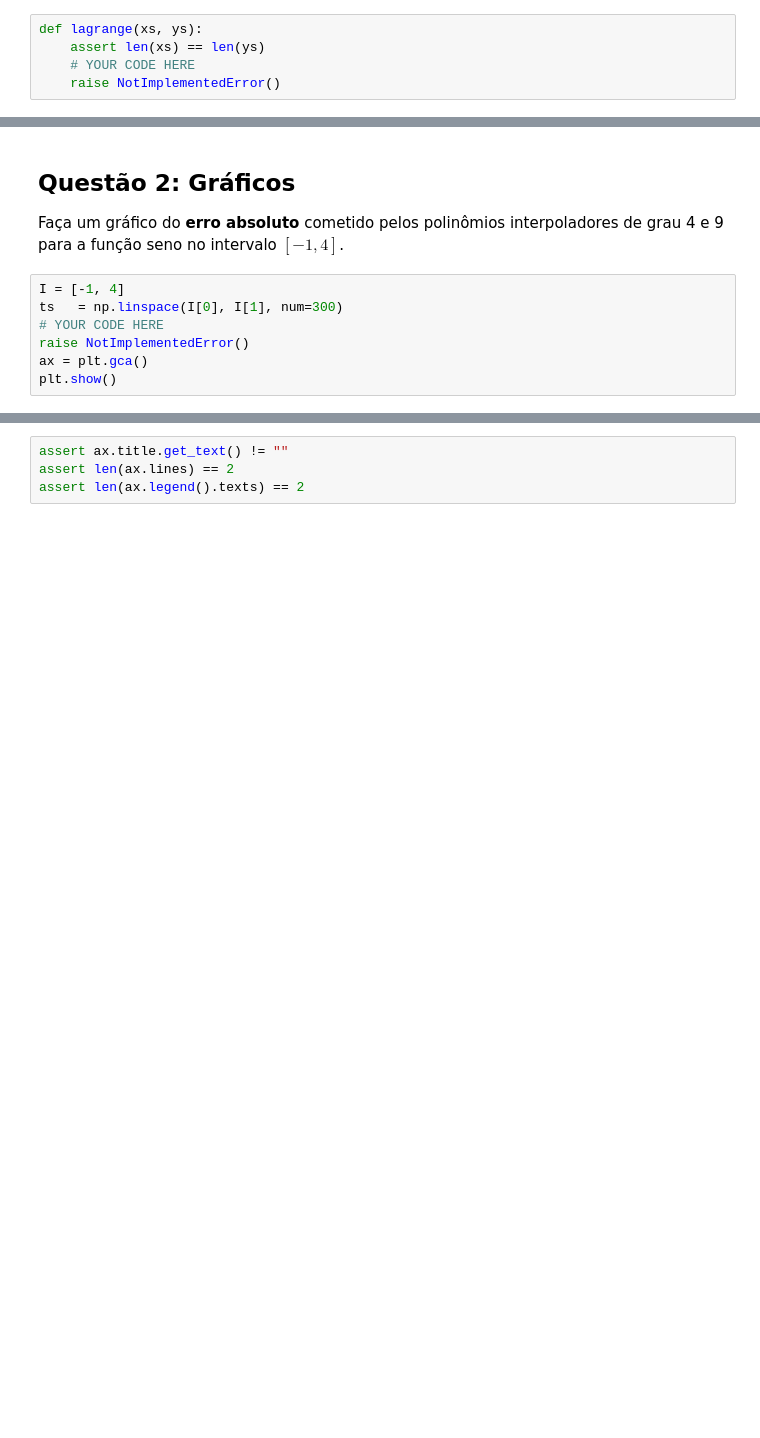
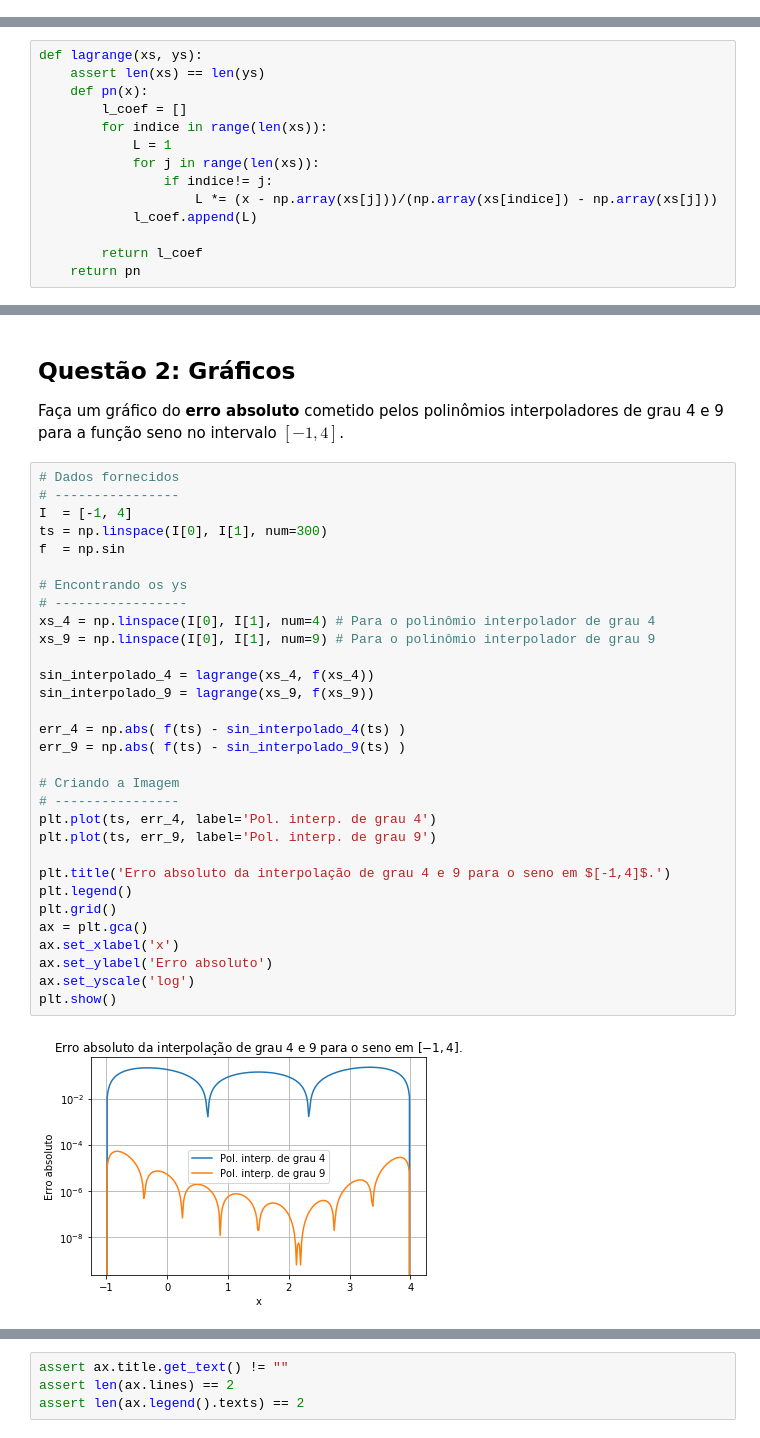
Before and after one commit to d-nct/cc1-projeto4, a Jupyter notebook: Projeto4.ipynb, the cells around one changed output, grey strips where cells are left out. Saved outputs shown, nothing was run; the diff lists cells and outputs as text; blank space fills up the shorter version.

Commit message:
Reunião de sábado à noite
Um bom progresso, foco em lagrange

```diff
--- a/Projeto4.ipynb
+++ b/Projeto4.ipynb
@@ -21,8 +21,3 @@ import matplotlib.pyplot as plt
 # %%
 def veryclose(v1,v2):
     return np.allclose(v1, v2, atol=1e-13, rtol=1e-13)
-# %%
-def lagrange(xs, ys):
-    assert len(xs) == len(ys)
-    # YOUR CODE HERE
-    raise NotImplementedError()
@@ -28,0 +43,14 @@ def lagrange(xs, ys):
+# %%
+def lagrange(xs, ys):
+    assert len(xs) == len(ys)
+    def pn(x):
+        l_coef = []
+        for indice in range(len(xs)):
+            L = 1
+            for j in range(len(xs)):
+                if indice!= j:
+                    L *= (x - np.array(xs[j]))/(np.array(xs[indice]) - np.array(xs[j]))
+            l_coef.append(L)
+
+        return l_coef
+    return pn
@@ -64,10 +149,36 @@ assert veryclose(f([3,4,5,6,7])*3, [45/2, -13/2, 7/2, 21/2, -55/2])
 
 Faça um gráfico do **erro absoluto** cometido pelos polinômios interpoladores de grau 4 e 9
 para a função seno no intervalo $[-1,4]$.
-# %%
-I = [-1, 4]
-ts   = np.linspace(I[0], I[1], num=300)
-# YOUR CODE HERE
-raise NotImplementedError()
-ax = plt.gca()
-plt.show()
+# %%
+# Dados fornecidos
+# ----------------
+I  = [-1, 4]
+ts = np.linspace(I[0], I[1], num=300)
+f  = np.sin
+
+# Encontrando os ys
+# -----------------
+xs_4 = np.linspace(I[0], I[1], num=4) # Para o polinômio interpolador de grau 4
+xs_9 = np.linspace(I[0], I[1], num=9) # Para o polinômio interpolador de grau 9
+
+sin_interpolado_4 = lagrange(xs_4, f(xs_4))
+sin_interpolado_9 = lagrange(xs_9, f(xs_9))
+
+err_4 = np.abs( f(ts) - sin_interpolado_4(ts) )
+err_9 = np.abs( f(ts) - sin_interpolado_9(ts) )
+
+# Criando a Imagem
+# ----------------
+plt.plot(ts, err_4, label='Pol. interp. de grau 4')
+plt.plot(ts, err_9, label='Pol. interp. de grau 9')
+
+plt.title('Erro absoluto da interpolação de grau 4 e 9 para o seno em $[-1,4]$.')
+plt.legend()
+plt.grid()
+ax = plt.gca()
+ax.set_xlabel('x')
+ax.set_ylabel('Erro absoluto')
+ax.set_yscale('log')
+plt.show()
+# %% [output]
+[figure, added]
```
Also changed, not shown: parts of 19 cells of this notebook.
